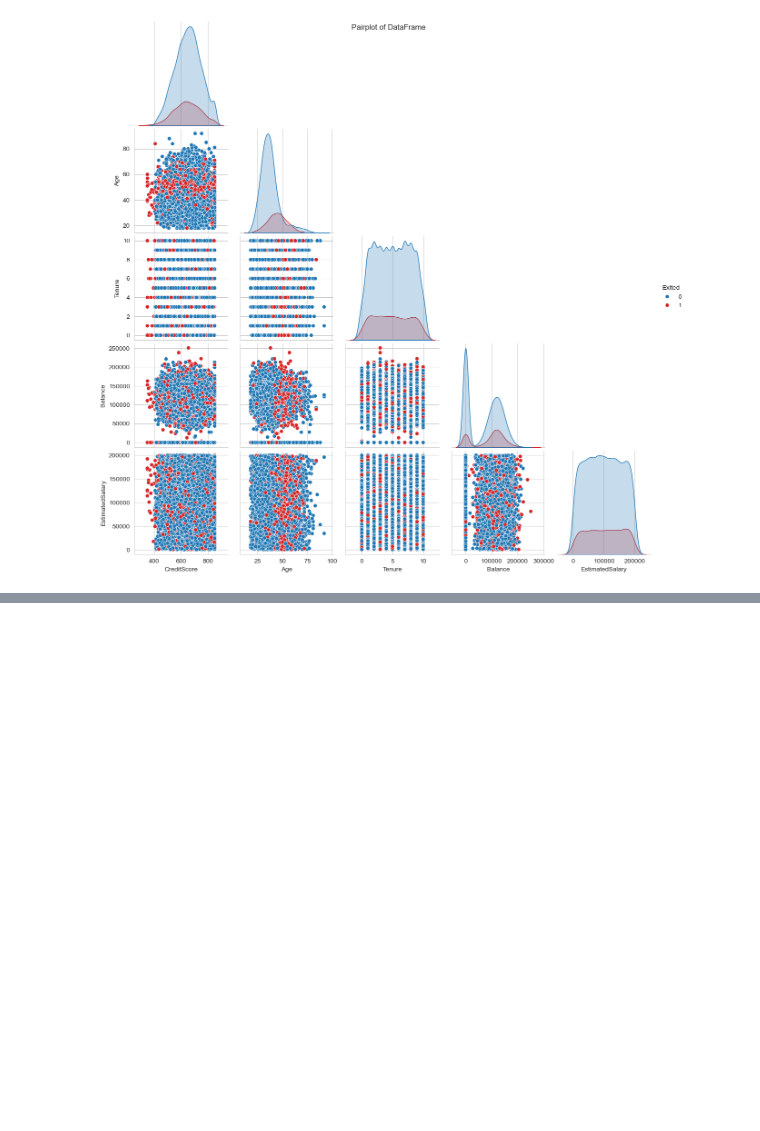
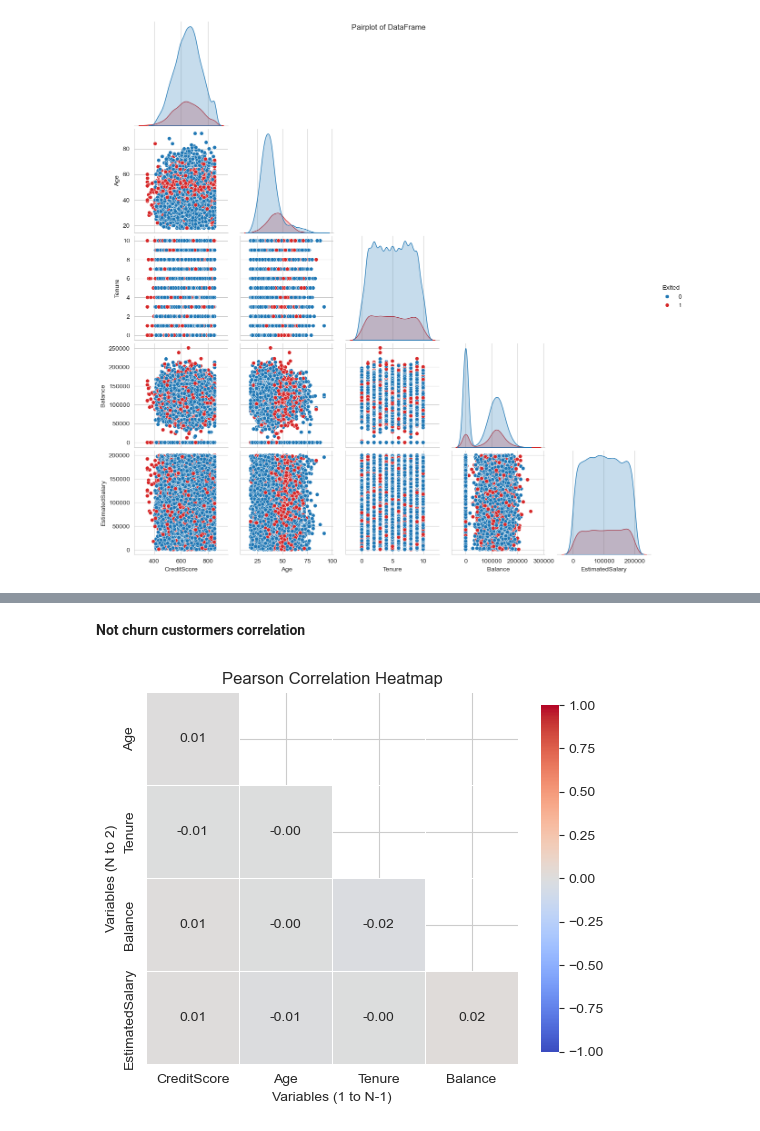
Before and after one commit to davexat/Customer_Churn_Predictor, a Jupyter notebook: notebooks/2.0_dsb_data_exploration.ipynb, the cells around one changed output, grey strips where cells are left out. Saved outputs shown, nothing was run; the diff lists cells and outputs as text; code cells hidden in the pictures; blank space fills up the shorter version.

```diff
--- a/notebooks/2.0_dsb_data_exploration.ipynb
+++ b/notebooks/2.0_dsb_data_exploration.ipynb
@@ -393,0 +408,6 @@ plt.show()
+# %% [markdown]
+**Not churn custormers correlation**
+# %%
+plots.plot_correlation_heatmap(df_not_ex[num_vars])
+# %% [output]
+[figure, added]
```
Also changed, not shown: parts of 10 cells of this notebook.
